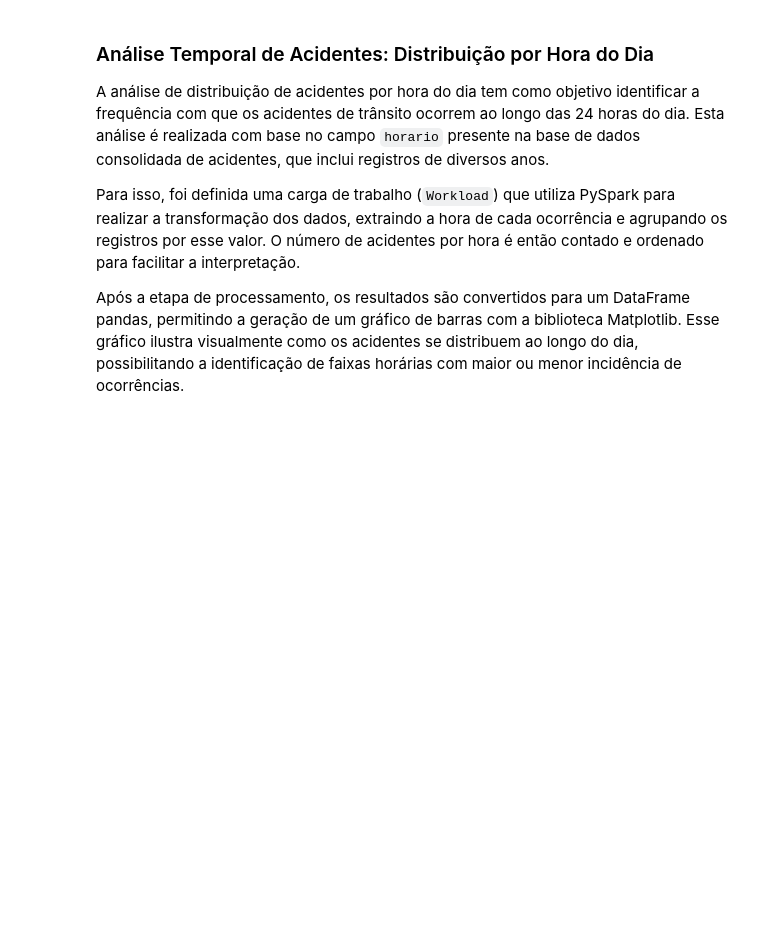
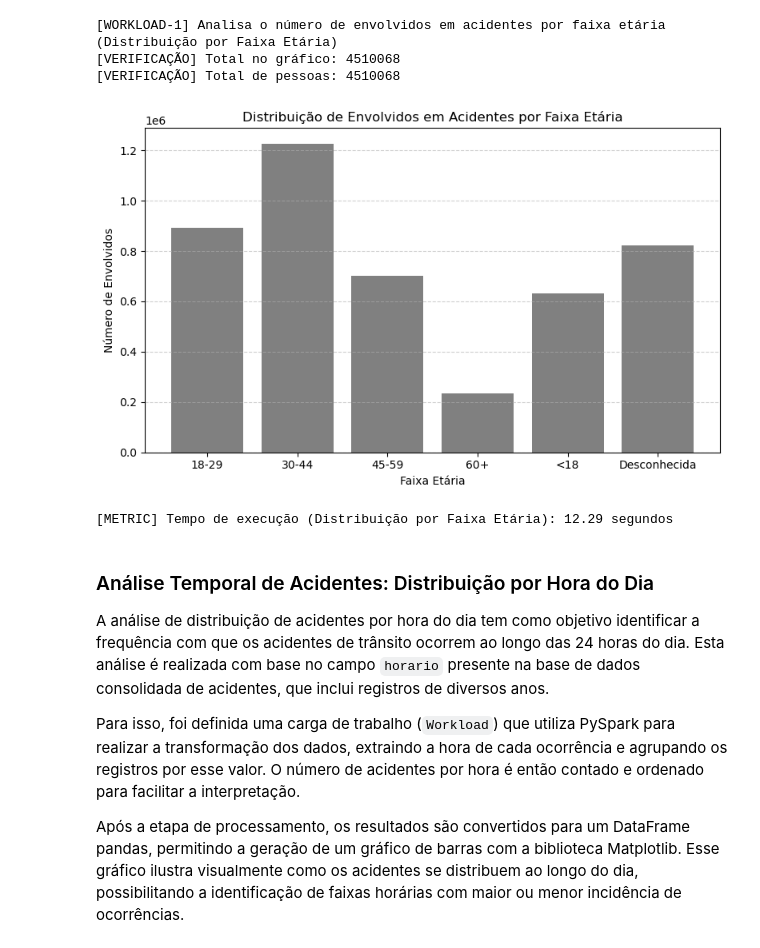
Before and after one commit to viniciusvdias/pdm, a Jupyter notebook: finalproject/20251/g8/src/notebook.ipynb, the cells around one changed output. Cells and saved outputs as stored; diff of their text form; code cells hidden in the pictures; blank space fills up the shorter version.

Commit message:
feat: adiciona novas workloads de análise por faixa etária e distribuição temporal

```diff
--- a/finalproject/20251/g8/src/notebook.ipynb
+++ b/finalproject/20251/g8/src/notebook.ipynb
@@ -15,6 +11,13 @@ sys.path.append("/home/jovyan/work")
 from utils.dataloader import DataLoader
 from utils.workload import Workload
 
-# Carrega todos os arquivos CSV
-loader = DataLoader(base_dir="/home/jovyan/work/full_data")
-df = loader.load()
+# Instancia o DataLoader para ocorrências
+ocorrencias_loader = DataLoader(base_dir="/home/jovyan/work/full_data/ocorrencias")
+df_ocorrencias = ocorrencias_loader.load()
+
+# Instancia o DataLoader para pessoas
+pessoas_loader = DataLoader(base_dir="/home/jovyan/work/full_data/pessoas")
+df_pessoas = pessoas_loader.load()
+
+# Realiza o join entre os dois DataFrames com base na coluna 'id'
+df_joined = DataLoader.join(df_ocorrencias, df_pessoas, on=["id"], how="inner")
@@ -21,3 +30,54 @@ df = loader.load()
+# %%
+from utils.workload import Workload
+from pyspark.sql.functions import col, when
+
+def analise_faixa_etaria(df):
+    import matplotlib.pyplot as plt
+
+    # Cria coluna de faixa etária
+    df = df.withColumn(
+        "faixa_etaria",
+        when(col("idade") < 18, "<18")
+        .when((col("idade") >= 18) & (col("idade") < 30), "18-29")
+        .when((col("idade") >= 30) & (col("idade") < 45), "30-44")
+        .when((col("idade") >= 45) & (col("idade") < 60), "45-59")
+        .when(col("idade") >= 60, "60+")
+        .otherwise("Desconhecida")
+    )
+
+    # Agrupa por faixa etária
+    resultado = df.groupBy("faixa_etaria").count().orderBy("faixa_etaria").toPandas()
+    # Verificação
+    total_grafico = resultado["count"].sum()
+    total_pessoas = df.select("pesid").count()
+    print(f"[VERIFICAÇÃO] Total no gráfico: {total_grafico}")
+    print(f"[VERIFICAÇÃO] Total de pessoas: {total_pessoas}")
+
+    # Plot
+    plt.figure(figsize=(8, 5))
+    plt.bar(resultado["faixa_etaria"], resultado["count"], color='gray')
+    plt.xlabel("Faixa Etária")
+    plt.ylabel("Número de Envolvidos")
+    plt.title("Distribuição de Envolvidos em Acidentes por Faixa Etária")
+    plt.grid(axis="y", linestyle="--", alpha=0.6)
+    plt.tight_layout()
+    plt.show()
+
+# Criação da workload
+workload_faixa_etaria = Workload(
+    name="Distribuição por Faixa Etária",
+    description="[WORKLOAD-1] Analisa o número de envolvidos em acidentes por faixa etária",
+    execute_fn=analise_faixa_etaria
+)
+
+# Execução da workload
+workload_faixa_etaria.run(df_pessoas)
+# %% [output]
+[WORKLOAD-1] Analisa o número de envolvidos em acidentes por faixa etária (Distribuição por Faixa Etária)
+[VERIFICAÇÃO] Total no gráfico: 4510068
+[VERIFICAÇÃO] Total de pessoas: 4510068
+[figure, added]
+[METRIC] Tempo de execução (Distribuição por Faixa Etária): 12.29 segundos
 # %% [markdown]
 ### Análise Temporal de Acidentes: Distribuição por Hora do Dia
 
```
Also changed, not shown: parts of 8 cells of this notebook.
